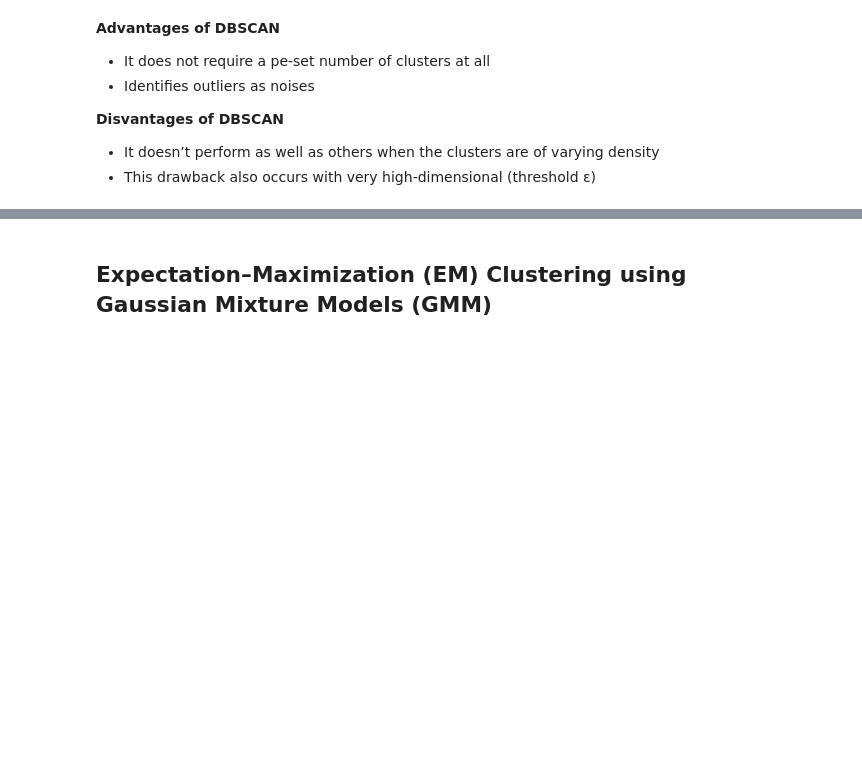
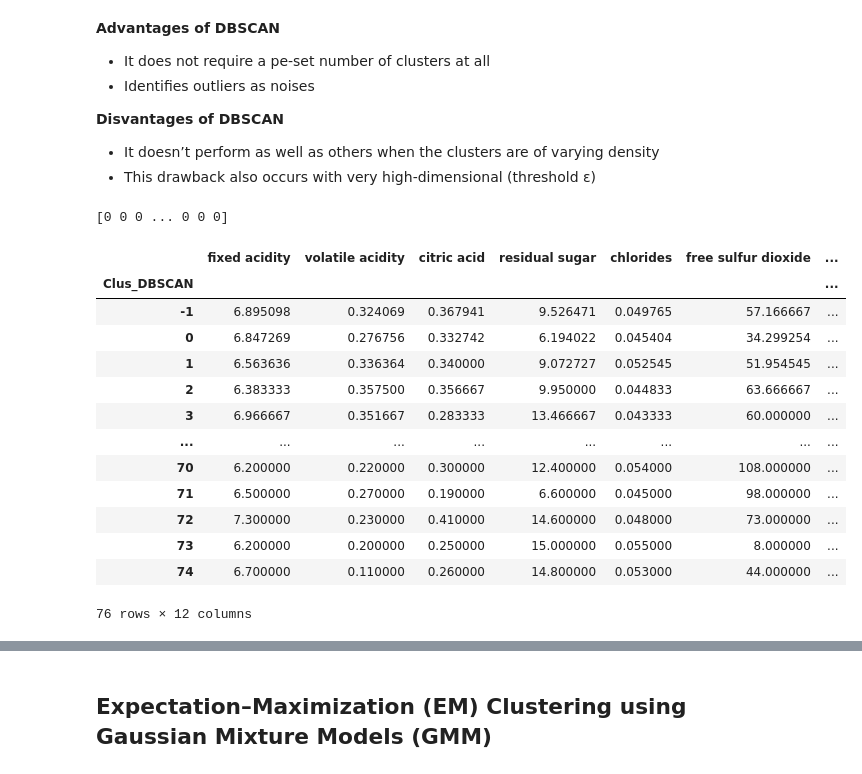
Before and after one commit to matteoalberti/Lectures_introUML_Experis2020, a Jupyter notebook: Day1_UML.ipynb, the cells around one changed output, grey strips where cells are left out. Cells and saved outputs as stored; diff of their text form; code cells hidden in the pictures; blank space fills up the shorter version.

```diff
--- a/Day1_UML.ipynb
+++ b/Day1_UML.ipynb
@@ -250,15 +270,31 @@ Being dependent on initial values. As the value of k increases, other algorithms
 - It doesn’t perform as well as others when the clusters are of varying density
 - This drawback also occurs with very high-dimensional (threshold ε)
 # %%
-dbscan =DBSCAN(eps=3, min_samples=2).fit(X)
+dbscan =DBSCAN(eps=5, min_samples=2).fit(X)
 labels = dbscan.labels_
 print(labels)
 
 # We assign the labels to each row in dataframe.
 features['Clus_DBSCAN'] = labels
 features.head()
 
 features.groupby('Clus_DBSCAN').mean()
+# %% [output]
+[0 0 0 ... 0 0 0]
+|  | fixed acidity | volatile acidity | citric acid | residual sugar | chlorides | free sulfur dioxide | ... |
+| Clus_DBSCAN |  |  |  |  |  |  | ... |
+| -1 | 6.895098 | 0.324069 | 0.367941 | 9.526471 | 0.049765 | 57.166667 | ... |
+| 0 | 6.847269 | 0.276756 | 0.332742 | 6.194022 | 0.045404 | 34.299254 | ... |
+| 1 | 6.563636 | 0.336364 | 0.340000 | 9.072727 | 0.052545 | 51.954545 | ... |
+| 2 | 6.383333 | 0.357500 | 0.356667 | 9.950000 | 0.044833 | 63.666667 | ... |
+| 3 | 6.966667 | 0.351667 | 0.283333 | 13.466667 | 0.043333 | 60.000000 | ... |
+| ... | ... | ... | ... | ... | ... | ... | ... |
+| 70 | 6.200000 | 0.220000 | 0.300000 | 12.400000 | 0.054000 | 108.000000 | ... |
+| 71 | 6.500000 | 0.270000 | 0.190000 | 6.600000 | 0.045000 | 98.000000 | ... |
+| 72 | 7.300000 | 0.230000 | 0.410000 | 14.600000 | 0.048000 | 73.000000 | ... |
+| 73 | 6.200000 | 0.200000 | 0.250000 | 15.000000 | 0.055000 | 8.000000 | ... |
+| 74 | 6.700000 | 0.110000 | 0.260000 | 14.800000 | 0.053000 | 44.000000 | ... |
+76 rows × 12 columns
 # %%
 # create 2 dimensional graph
 f3, ax = plt.subplots(figsize=(16, 12))
```
Also changed, not shown: parts of 9 cells of this notebook.
